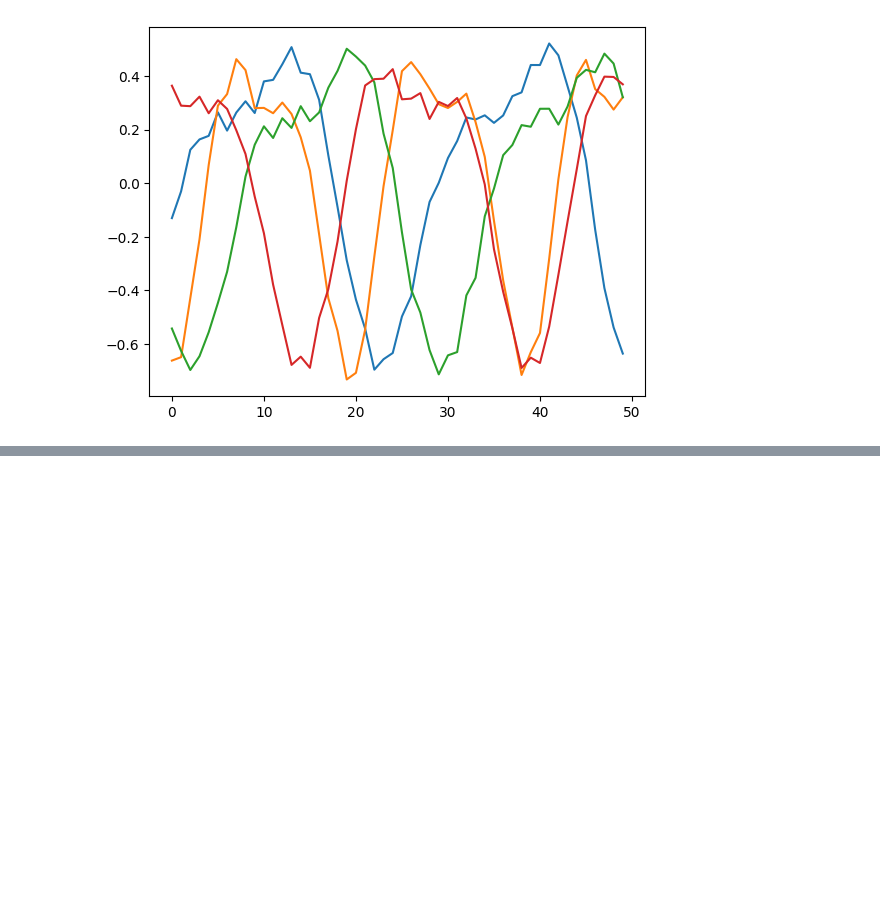
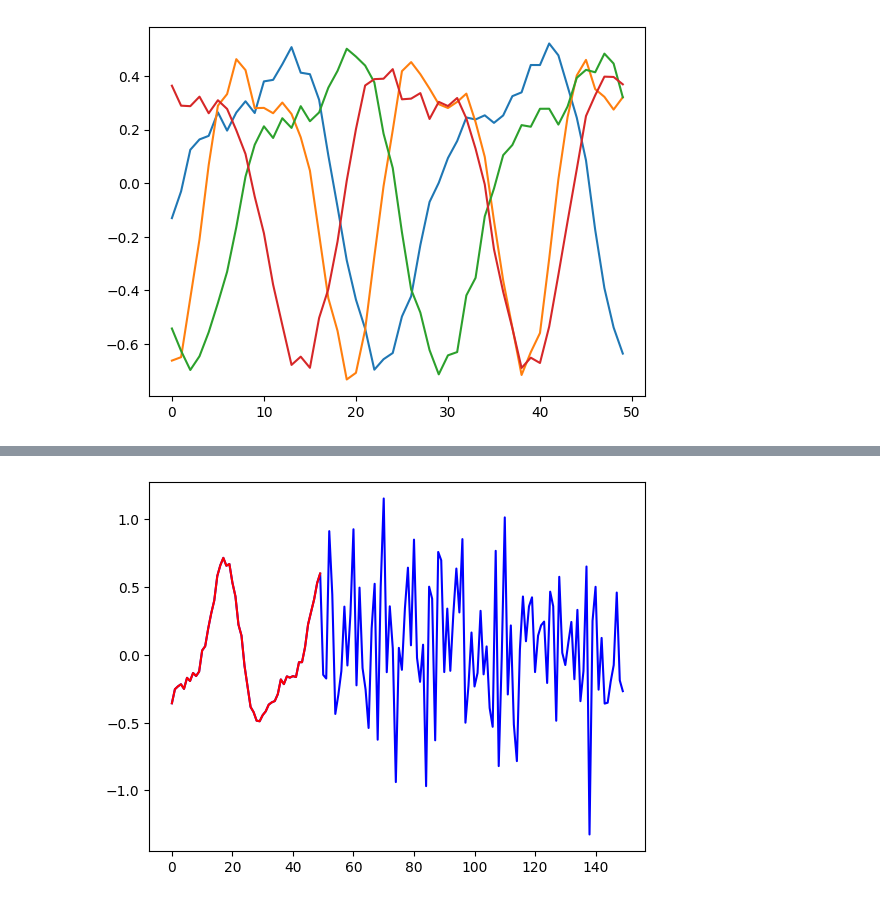
Before and after one commit to kaladabrio2020/livro-aprendizado-de-maquina-sklearn-keras-tf, a Jupyter notebook: Parte II-Redes Neurais e Aprendizado Profundo/Capítulo 15-RNN/rnn.ipynb, the cells around one changed output, grey strips where cells are left out. Cells and saved outputs as stored; diff of their text form; code cells hidden in the pictures; blank space fills up the shorter version.

```diff
--- a/Parte II-Redes Neurais e Aprendizado Profundo/Capítulo 15-RNN/rnn.ipynb
+++ b/Parte II-Redes Neurais e Aprendizado Profundo/Capítulo 15-RNN/rnn.ipynb
@@ -47,0 +89,6 @@ model.predict()
+# %%
+for steps in range(10):
+    y_pred_one = model.predict(X[:, steps:])
+    y_pred_one = y_pred_one[:, :, np.newaxis]
+    X = np.concatenate([X, y_pred_one], axis=1)
+y_pred = X
@@ -47,0 +106,7 @@ model.predict()
+# %%
+plt.plot(y_pred[0,],color='blue')
+plt.plot(x_new[0,:], color='red')
+
+plt.show()
+# %% [output]
+[figure, added]
```
Also changed, not shown: parts of 7 cells of this notebook.
